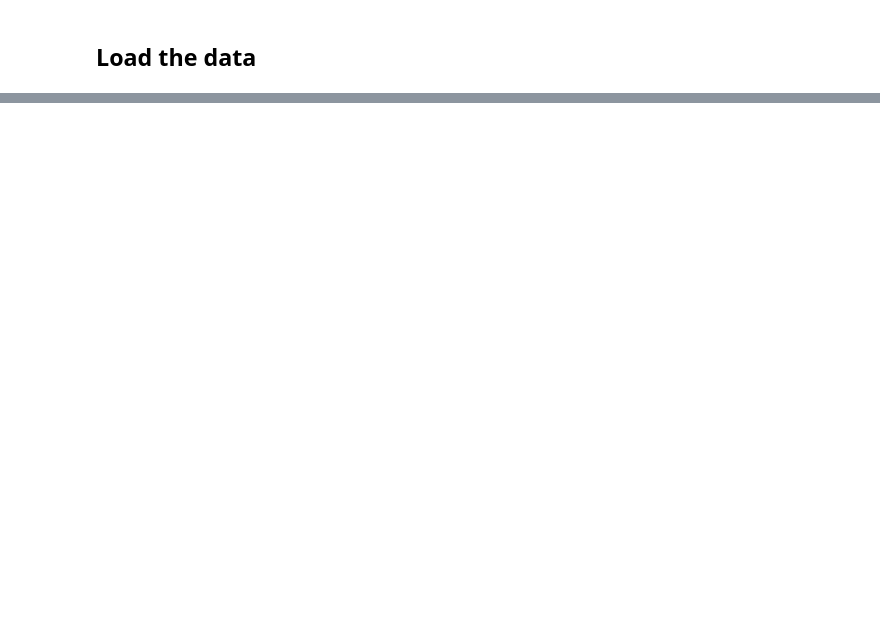
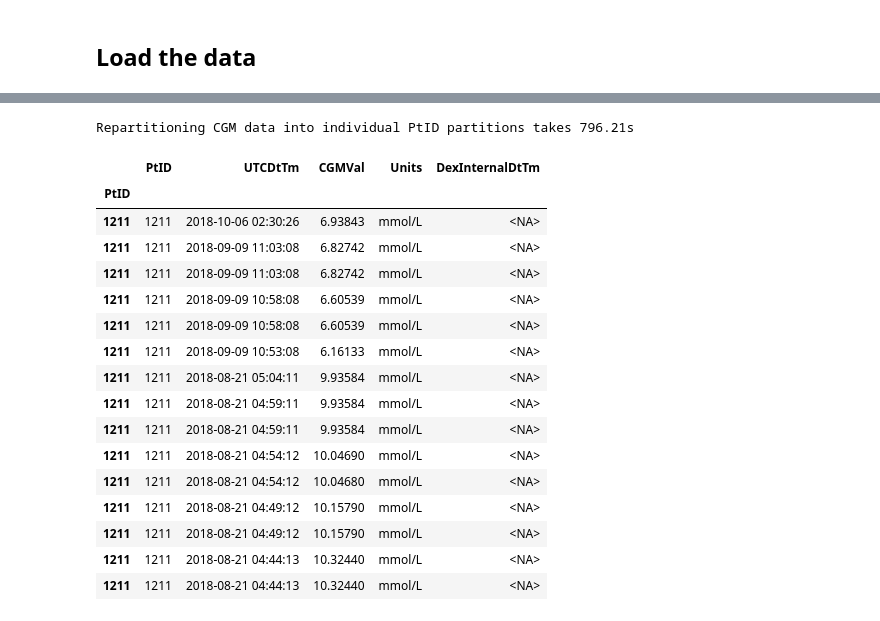
Before and after one commit to nudgebg/egvinsulin, a Jupyter notebook: notebooks/understand-loop-dataset.ipynb, the cells around one changed output, grey strips where cells are left out. Drawn from its saved outputs; the diff is of its cells as text; code cells hidden in the pictures; blank space fills up the shorter version.

Commit message:
[20-understand-datasets] Loop notebook updates

```diff
--- a/notebooks/understand-loop-dataset.ipynb
+++ b/notebooks/understand-loop-dataset.ipynb
@@ -82,0 +86,6 @@ from matplotlib import pyplot as plt
+# %%
+#get the file path
+current_dir = os.getcwd();
+original_data_path = os.path.join(current_dir, '..', 'data/raw')
+cleaned_data_path = os.path.join(current_dir,  '..', 'data/cleaned')
+path = os.path.join(original_data_path, 'Loop study public dataset 2023-01-31', 'Data Tables', 'LOOPDeviceBasal1.txt')
@@ -266,0 +334,10 @@ Name: BolusAmount, dtype: float64
+# %%
+path = os.path.join(original_data_path, 'Loop study public dataset 2023-01-31', 'Data Tables', 'LOOPDeviceCGM*.txt')
+t = time.time()
+df_cgm = dd.read_csv(path, sep="|",
+                 usecols=['PtID', 'UTCDtTm', 'CGMVal', 'Units'],
+                 dtype={'DeviceDtTm': 'object',
+                       'DexInternalDtTm': 'object'},
+                parse_dates=[1])
+elapsed = time.time() - t
+print(f"Loading all 6 Loop CGM data files with Dask while parsing dates takes {elapsed:.2f}s")
@@ -266,0 +356,28 @@ Name: BolusAmount, dtype: float64
+# %%
+t = time.time()
+df_cgm_id = df_cgm.set_index(df_cgm.PtID, sorted=False)
+df_cgm_id = df_cgm_id.repartition(npartitions=851)
+elapsed = time.time() - t
+print(f"Repartitioning CGM data into individual PtID partitions takes {elapsed:.2f}s")
+# %% [output]
+Repartitioning CGM data into individual PtID partitions takes 796.21s
+# %%
+display(df_cgm_id.partitions[800].head(15));
+# %% [output]
+|  | PtID | UTCDtTm | CGMVal | Units | DexInternalDtTm |
+| PtID |  |  |  |  |  |
+| 1211 | 1211 | 2018-10-06 02:30:26 | 6.93843 | mmol/L | <NA> |
+| 1211 | 1211 | 2018-09-09 11:03:08 | 6.82742 | mmol/L | <NA> |
+| 1211 | 1211 | 2018-09-09 11:03:08 | 6.82742 | mmol/L | <NA> |
+| 1211 | 1211 | 2018-09-09 10:58:08 | 6.60539 | mmol/L | <NA> |
+| 1211 | 1211 | 2018-09-09 10:58:08 | 6.60539 | mmol/L | <NA> |
+| 1211 | 1211 | 2018-09-09 10:53:08 | 6.16133 | mmol/L | <NA> |
+| 1211 | 1211 | 2018-08-21 05:04:11 | 9.93584 | mmol/L | <NA> |
+| 1211 | 1211 | 2018-08-21 04:59:11 | 9.93584 | mmol/L | <NA> |
+| 1211 | 1211 | 2018-08-21 04:59:11 | 9.93584 | mmol/L | <NA> |
+| 1211 | 1211 | 2018-08-21 04:54:12 | 10.04690 | mmol/L | <NA> |
+| 1211 | 1211 | 2018-08-21 04:54:12 | 10.04680 | mmol/L | <NA> |
+| 1211 | 1211 | 2018-08-21 04:49:12 | 10.15790 | mmol/L | <NA> |
+| 1211 | 1211 | 2018-08-21 04:49:12 | 10.15790 | mmol/L | <NA> |
+| 1211 | 1211 | 2018-08-21 04:44:13 | 10.32440 | mmol/L | <NA> |
+| 1211 | 1211 | 2018-08-21 04:44:13 | 10.32440 | mmol/L | <NA> |
```
Also changed, not shown: parts of 53 cells of this notebook.
